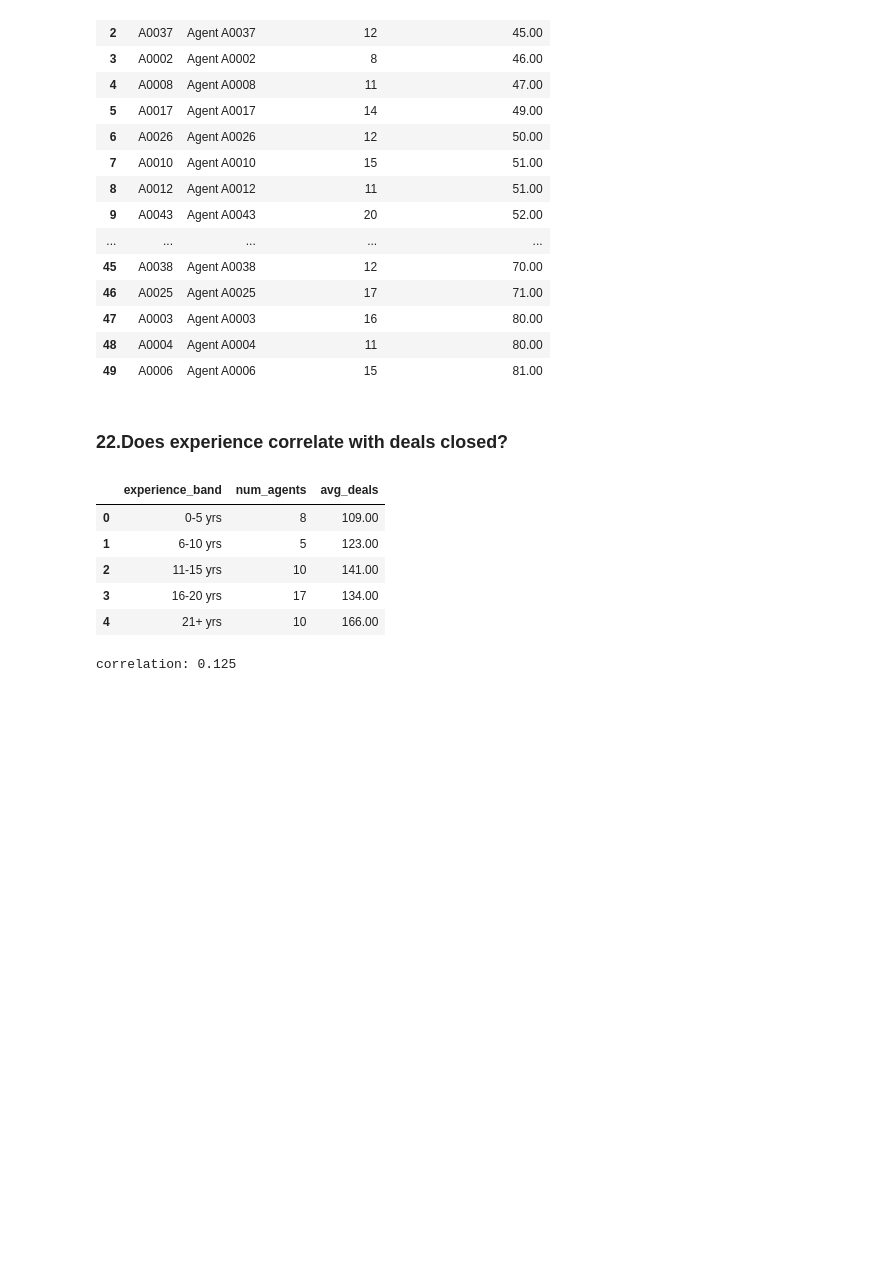
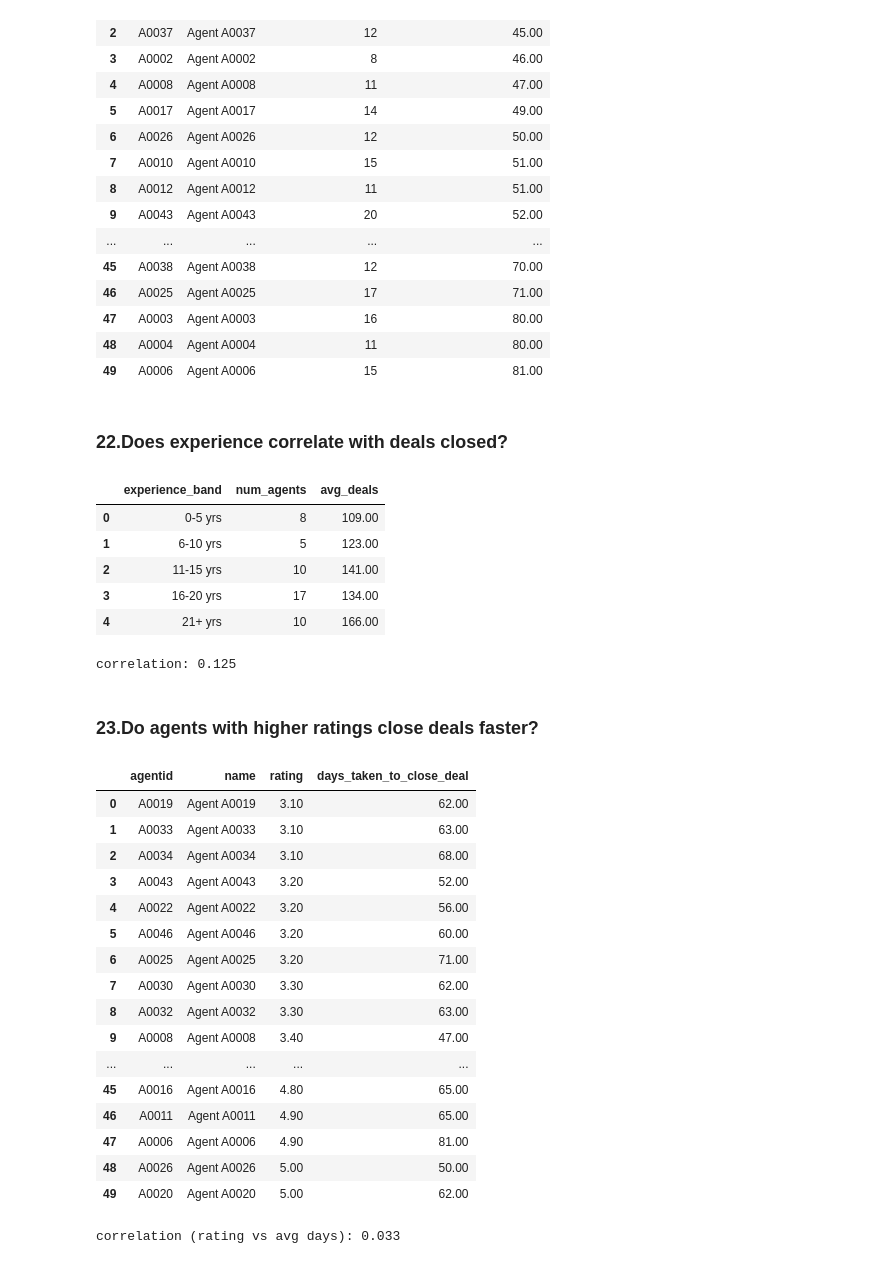
Before and after one commit to mukundnaramesh2605/guvi-python-sql-pandas-project-1, a Jupyter notebook: project.ipynb, the cells around one changed output. Drawn from its saved outputs; the diff is of its cells as text; code cells hidden in the pictures; blank space fills up the shorter version.

Commit message:
Add analysis on agent ratings and deal closure times
- Introduced a new section to investigate if agents with higher ratings close deals faster.
- Added SQL query to fetch average days taken to close deals grouped by agent ratings.
- Displayed results in a formatted table and calculated the correlation between ratings and days taken to close deals.

```diff
--- a/project.ipynb
+++ b/project.ipynb
@@ -1158,3 +1158,36 @@ print("correlation:", round(agents['experienceyears'].corr(agents['dealsclosed']
 | 3 | 16-20 yrs | 17 | 134.00 |
 | 4 | 21+ yrs | 10 | 166.00 |
 correlation: 0.125
+# %% [markdown]
+### 23.Do agents with higher ratings close deals faster?
+# %%
+query23 = """
+select a.agentid,a.name,rating,round(avg(s.daysonmarket),0) as days_taken_to_close_deal
+from listings l
+join sales s on s.listingid = l.listingid
+join agents a on a.agentid = l.agentid
+group by a.agentid,a.name
+order by rating asc, days_taken_to_close_deal asc;
+ """
+result23 = pd.read_sql(query23, conn)
+display(result23)
+print("correlation (rating vs avg days):", round(result23['rating'].corr(result23['days_taken_to_close_deal']), 3))
+# %% [output]
+|  | agentid | name | rating | days_taken_to_close_deal |
+| 0 | A0019 | Agent A0019 | 3.10 | 62.00 |
+| 1 | A0033 | Agent A0033 | 3.10 | 63.00 |
+| 2 | A0034 | Agent A0034 | 3.10 | 68.00 |
+| 3 | A0043 | Agent A0043 | 3.20 | 52.00 |
+| 4 | A0022 | Agent A0022 | 3.20 | 56.00 |
+| 5 | A0046 | Agent A0046 | 3.20 | 60.00 |
+| 6 | A0025 | Agent A0025 | 3.20 | 71.00 |
+| 7 | A0030 | Agent A0030 | 3.30 | 62.00 |
+| 8 | A0032 | Agent A0032 | 3.30 | 63.00 |
+| 9 | A0008 | Agent A0008 | 3.40 | 47.00 |
+| ... | ... | ... | ... | ... |
+| 45 | A0016 | Agent A0016 | 4.80 | 65.00 |
+| 46 | A0011 | Agent A0011 | 4.90 | 65.00 |
+| 47 | A0006 | Agent A0006 | 4.90 | 81.00 |
+| 48 | A0026 | Agent A0026 | 5.00 | 50.00 |
+| 49 | A0020 | Agent A0020 | 5.00 | 62.00 |
+correlation (rating vs avg days): 0.033
```
